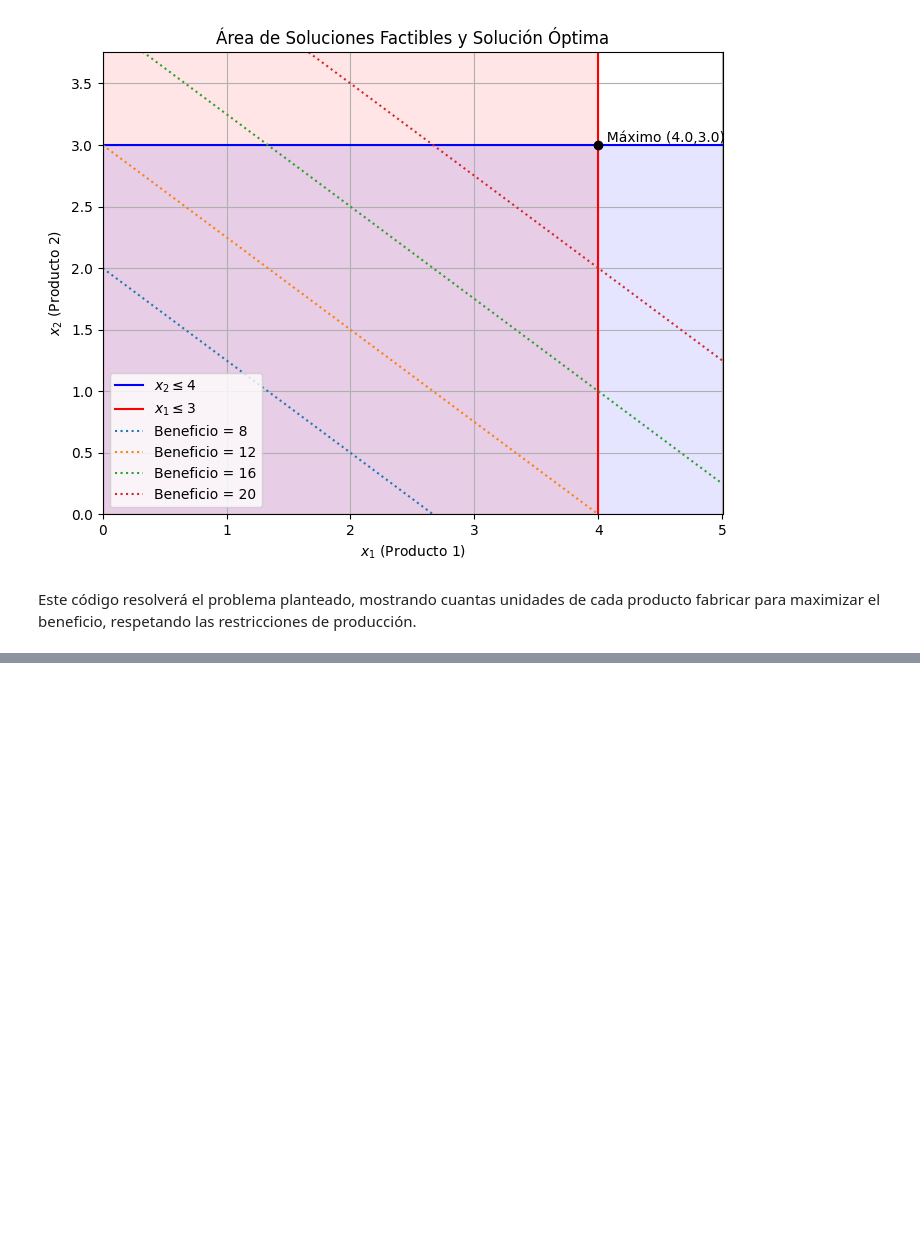
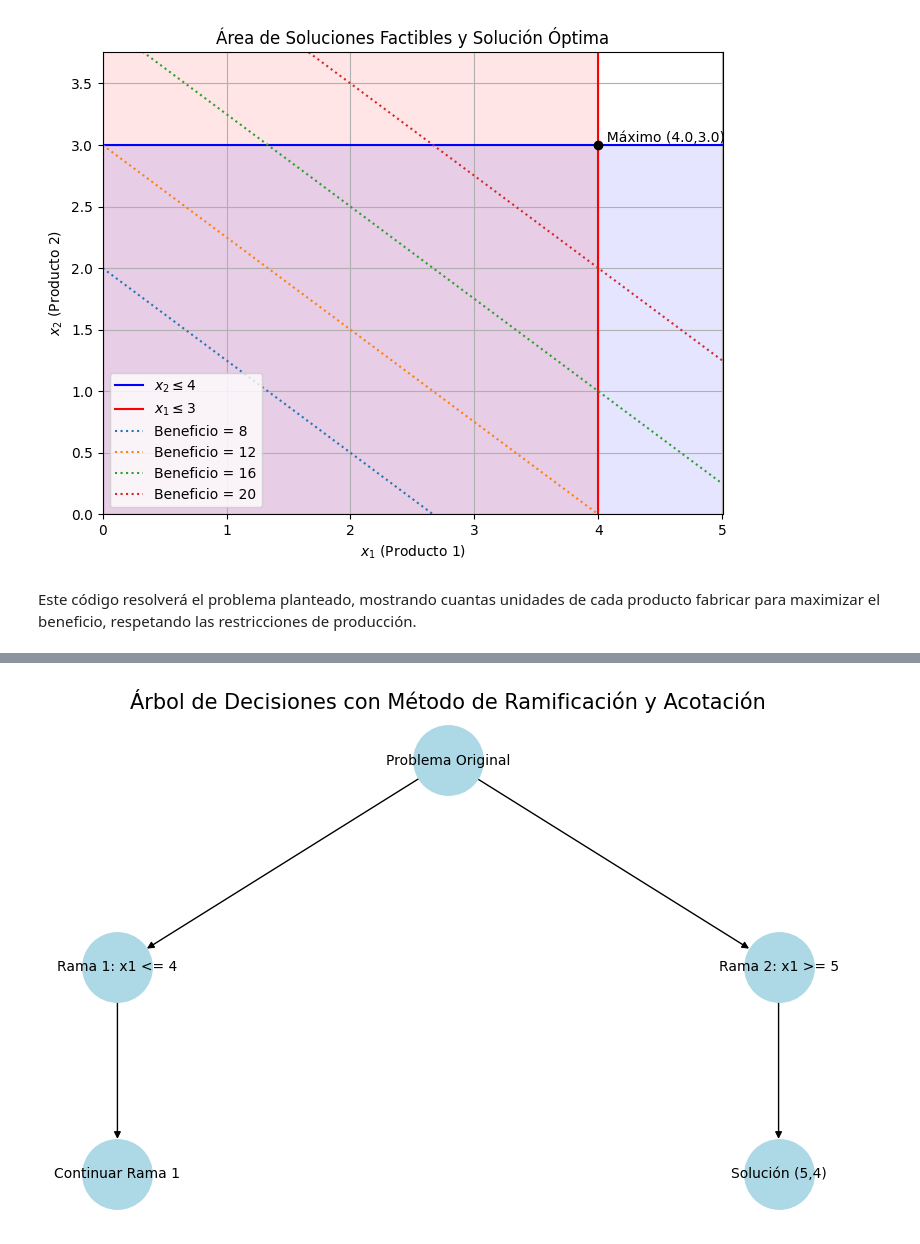
Before and after one commit to DanAndCastRod/python_DataScience, a Jupyter notebook: session14_Investigación_de_Operaciones.ipynb, the cells around one changed output, grey strips where cells are left out. Saved outputs shown, nothing was run; the diff lists cells and outputs as text; code cells hidden in the pictures; blank space fills up the shorter version.

```diff
--- a/session14_Investigación_de_Operaciones.ipynb
+++ b/session14_Investigación_de_Operaciones.ipynb
@@ -769,0 +1105,31 @@ y = 1.0
+# %%
+#@title arbol de decisiones
+import matplotlib.pyplot as plt
+import networkx as nx
+
+# Creación de un grafo dirigido para el árbol de decisiones
+G = nx.DiGraph()
+
+# Agregando nodos
+G.add_node("Problema Original", pos=(1, 3))
+G.add_node("Rama 1: x1 <= 4", pos=(0, 2))
+G.add_node("Rama 2: x1 >= 5", pos=(2, 2))
+G.add_node("Continuar Rama 1", pos=(0, 1))
+G.add_node("Solución (5,4)", pos=(2, 1))
+
+# Agregando aristas
+G.add_edge("Problema Original", "Rama 1: x1 <= 4")
+G.add_edge("Problema Original", "Rama 2: x1 >= 5")
+G.add_edge("Rama 1: x1 <= 4", "Continuar Rama 1")
+G.add_edge("Rama 2: x1 >= 5", "Solución (5,4)")
+
+# Posiciones de los nodos para la gráfica
+pos = nx.get_node_attributes(G, 'pos')
+
+# Dibujando el grafo
+plt.figure(figsize=(8, 5))
+nx.draw(G, pos, with_labels=True, node_size=2500, node_color="lightblue", font_size=10, arrows=True)
+plt.title("Árbol de Decisiones con Método de Ramificación y Acotación", size=15)
+plt.show()
+# %% [output]
+[figure, added]
```
Also changed, not shown: parts of 30 cells of this notebook, 1 other file.
